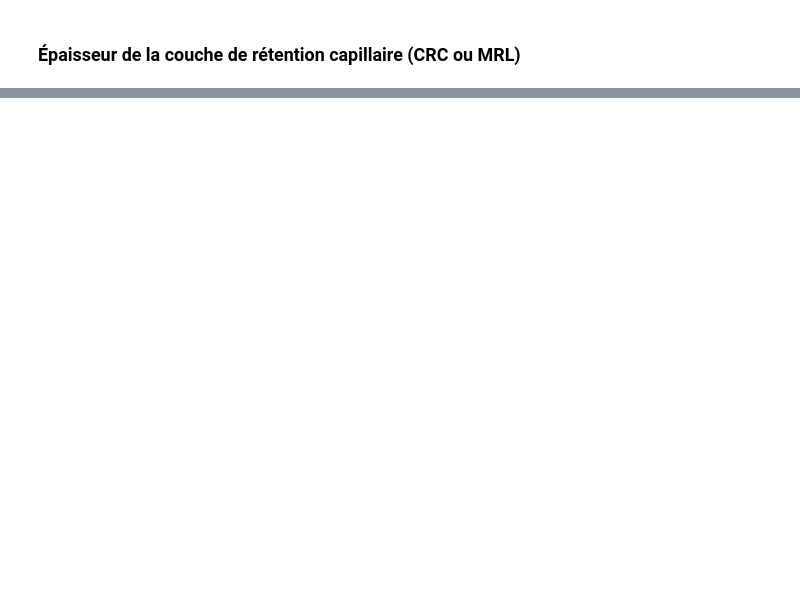
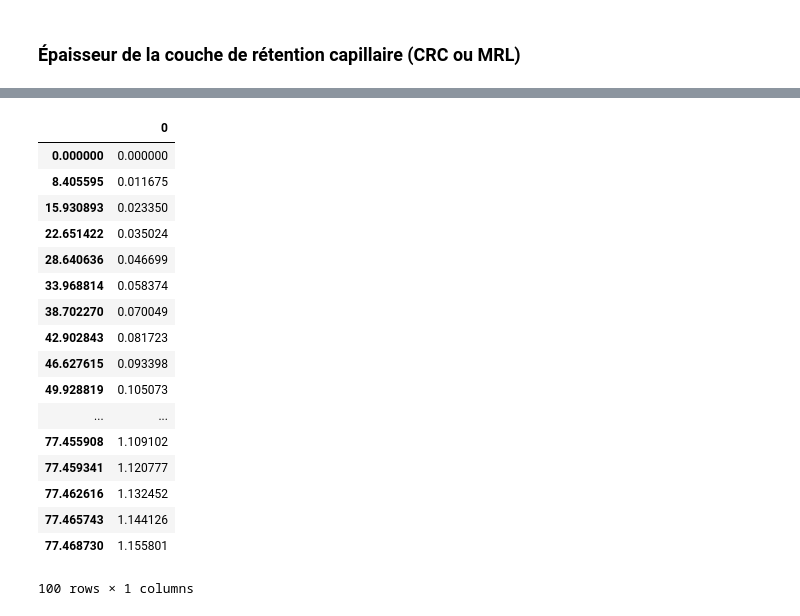
Before and after one commit to essicolo/GCI733-A2015, a Jupyter notebook: barriere-capillaire.ipynb, the cells around one changed output, grey strips where cells are left out. Saved outputs shown, nothing was run; the diff lists cells and outputs as text; code cells hidden in the pictures; blank space fills up the shorter version.

```diff
--- a/barriere-capillaire.ipynb
+++ b/barriere-capillaire.ipynb
@@ -335,12 +331,14 @@ profileCBL.psiMax
 ### Épaisseur de la couche de rétention capillaire (CRC ou MRL)
 # %%
 pente = 0.25
-mrlTh = np.linspace(start = profileCBL.psiMax, stop = 1, num = 100, endpoint = True)
-mrlTh
+
+# changer le multiplicateur  profileMRL.psiMax * 1 ou profileMRL.psiMax * 10 pour obtenir une plage de calcul plus large
+mrlPsi = np.linspace(start = profileCBL.psiMax, stop = profileMRL.psiMax * 1, num = 100, endpoint = True)
+mrlTh = mrlPsi - profileCBL.psiMax
 Qmax = []
 L = []
-for i in range(0, len(mrlTh)):
-    Qmax.append(pente * quad(k_vanGenuchten, profileCBL.psiMax, mrlTh[i], args=(mrlaVG, mrlnVG, mrlmVG, mrlksat, mrllVG))[0])
+for i in range(0, len(mrlPsi)):
+    Qmax.append(pente * quad(k_vanGenuchten, profileCBL.psiMax, mrlPsi[i], args=(mrlaVG, mrlnVG, mrlmVG, mrlksat, mrllVG))[0])
     L.append(Qmax[i] / unit_flow)
 #quad(integrand, profileCBL.psiMax, 1, args=(mrlaVG, mrlnVG, mrlmVG, mrlksat, mrllVG))[0]
 # %%
@@ -358,0 +357,21 @@ La longueur de transfert maximale dans la barrière capillaire est de 8.59972813
+# %%
+pd.DataFrame(mrlTh, L)
+# %% [output]
+|  | 0 |
+| 0.000000 | 0.000000 |
+| 8.405595 | 0.011675 |
+| 15.930893 | 0.023350 |
+| 22.651422 | 0.035024 |
+| 28.640636 | 0.046699 |
+| 33.968814 | 0.058374 |
+| 38.702270 | 0.070049 |
+| 42.902843 | 0.081723 |
+| 46.627615 | 0.093398 |
+| 49.928819 | 0.105073 |
+| ... | ... |
+| 77.455908 | 1.109102 |
+| 77.459341 | 1.120777 |
+| 77.462616 | 1.132452 |
+| 77.465743 | 1.144126 |
+| 77.468730 | 1.155801 |
+100 rows × 1 columns
```
Also changed, not shown: parts of 8 cells of this notebook.
